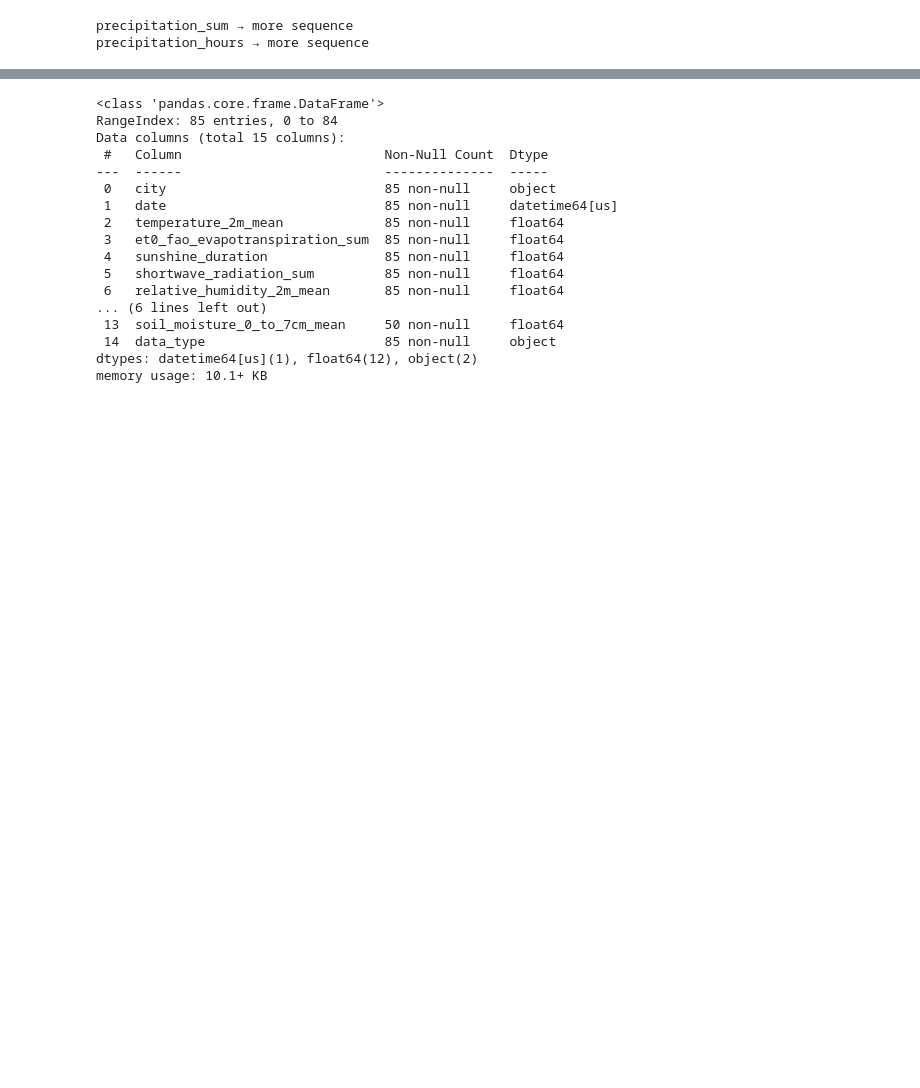
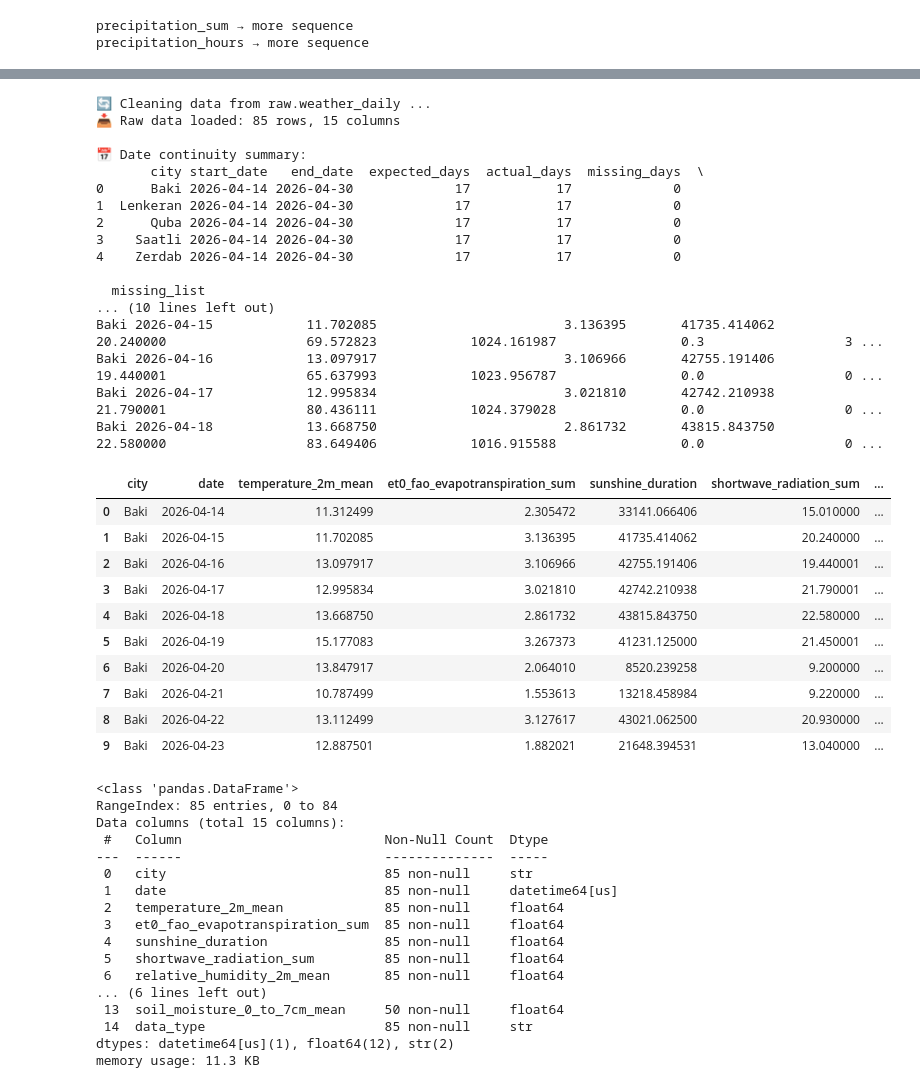
Before and after one commit to Xalid110/Soil_Moisture_Prediction, a Jupyter notebook: notebooks/day_04_cleaning.ipynb, the cells around one changed output, grey strips where cells are left out. Saved outputs shown, nothing was run; the diff lists cells and outputs as text; code cells hidden in the pictures; blank space fills up the shorter version.

```diff
--- a/notebooks/day_04_cleaning.ipynb
+++ b/notebooks/day_04_cleaning.ipynb
@@ -168,12 +221,50 @@ Baki 2026-04-17            12.995834                        3.021810       42742
+# %%
+# 1. Run the pipeline to clean and save the data to DuckDB
+clean_raw_to_staging(conn)
+
+# 2. Fetch the newly saved staging data from the database
+cleaned_df = conn.execute("SELECT * FROM staging.weather_daily").df()
+
+# 3. View the first 10 rows
+cleaned_df.head(10)
+# %% [output]
+🔄 Cleaning data from raw.weather_daily ...
+📥 Raw data loaded: 85 rows, 15 columns
+
+📅 Date continuity summary:
+       city start_date   end_date  expected_days  actual_days  missing_days  \
+0      Baki 2026-04-14 2026-04-30             17           17             0
+1  Lenkeran 2026-04-14 2026-04-30             17           17             0
+2      Quba 2026-04-14 2026-04-30             17           17             0
+3    Saatli 2026-04-14 2026-04-30             17           17             0
+4    Zerdab 2026-04-14 2026-04-30             17           17             0
+
+  missing_list
+... (10 lines left out)
+Baki 2026-04-15            11.702085                        3.136395       41735.414062                20.240000                  69.572823            1024.161987                0.3                  3 ...
+Baki 2026-04-16            13.097917                        3.106966       42755.191406                19.440001                  65.637993            1023.956787                0.0                  0 ...
+Baki 2026-04-17            12.995834                        3.021810       42742.210938                21.790001                  80.436111            1024.379028                0.0                  0 ...
+Baki 2026-04-18            13.668750                        2.861732       43815.843750                22.580000                  83.649406            1016.915588                0.0                  0 ...
+|  | city | date | temperature_2m_mean | et0_fao_evapotranspiration_sum | sunshine_duration | shortwave_radiation_sum | ... |
+| 0 | Baki | 2026-04-14 | 11.312499 | 2.305472 | 33141.066406 | 15.010000 | ... |
+| 1 | Baki | 2026-04-15 | 11.702085 | 3.136395 | 41735.414062 | 20.240000 | ... |
+| 2 | Baki | 2026-04-16 | 13.097917 | 3.106966 | 42755.191406 | 19.440001 | ... |
+| 3 | Baki | 2026-04-17 | 12.995834 | 3.021810 | 42742.210938 | 21.790001 | ... |
+| 4 | Baki | 2026-04-18 | 13.668750 | 2.861732 | 43815.843750 | 22.580000 | ... |
+| 5 | Baki | 2026-04-19 | 15.177083 | 3.267373 | 41231.125000 | 21.450001 | ... |
+| 6 | Baki | 2026-04-20 | 13.847917 | 2.064010 | 8520.239258 | 9.200000 | ... |
+| 7 | Baki | 2026-04-21 | 10.787499 | 1.553613 | 13218.458984 | 9.220000 | ... |
+| 8 | Baki | 2026-04-22 | 13.112499 | 3.127617 | 43021.062500 | 20.930000 | ... |
+| 9 | Baki | 2026-04-23 | 12.887501 | 1.882021 | 21648.394531 | 13.040000 | ... |
 # %%
 cleaned_df.info()
 # %% [output]
-<class 'pandas.core.frame.DataFrame'>
+<class 'pandas.DataFrame'>
 RangeIndex: 85 entries, 0 to 84
 Data columns (total 15 columns):
  #   Column                          Non-Null Count  Dtype
 ---  ------                          --------------  -----
- 0   city                            85 non-null     object
+ 0   city                            85 non-null     str
  1   date                            85 non-null     datetime64[us]
  2   temperature_2m_mean             85 non-null     float64
  3   et0_fao_evapotranspiration_sum  85 non-null     float64
@@ -182,9 +273,9 @@ Data columns (total 15 columns):
  6   relative_humidity_2m_mean       85 non-null     float64
 ... (6 lines left out)
  13  soil_moisture_0_to_7cm_mean     50 non-null     float64
- 14  data_type                       85 non-null     object
-dtypes: datetime64[us](1), float64(12), object(2)
-memory usage: 10.1+ KB
+ 14  data_type                       85 non-null     str
+dtypes: datetime64[us](1), float64(12), str(2)
+memory usage: 11.3 KB
 # %%
 %run ../src/features.py
 created_features_df=create_features(conn)
```
Also changed, not shown: parts of 13 cells of this notebook, 12 other files.
